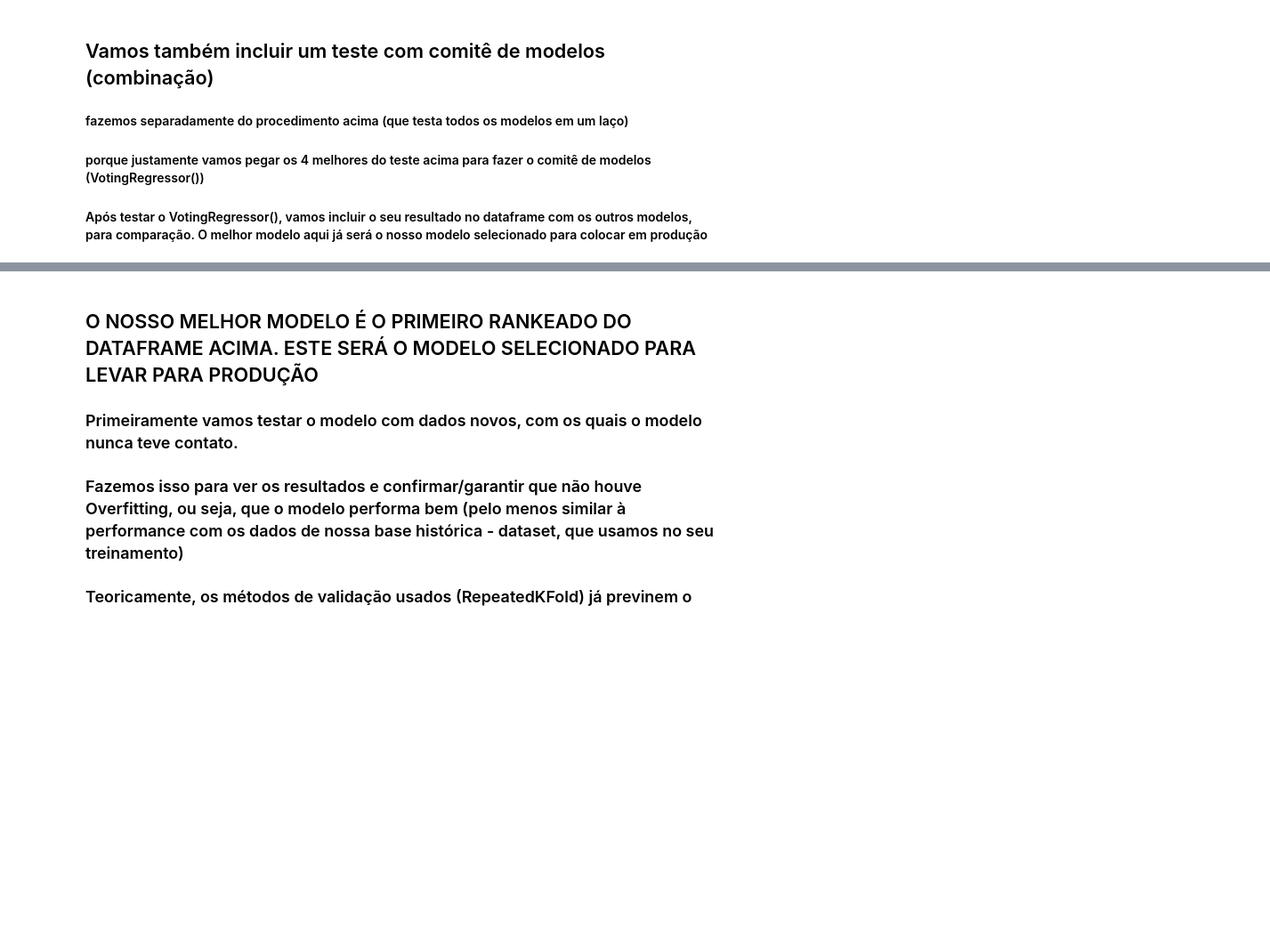
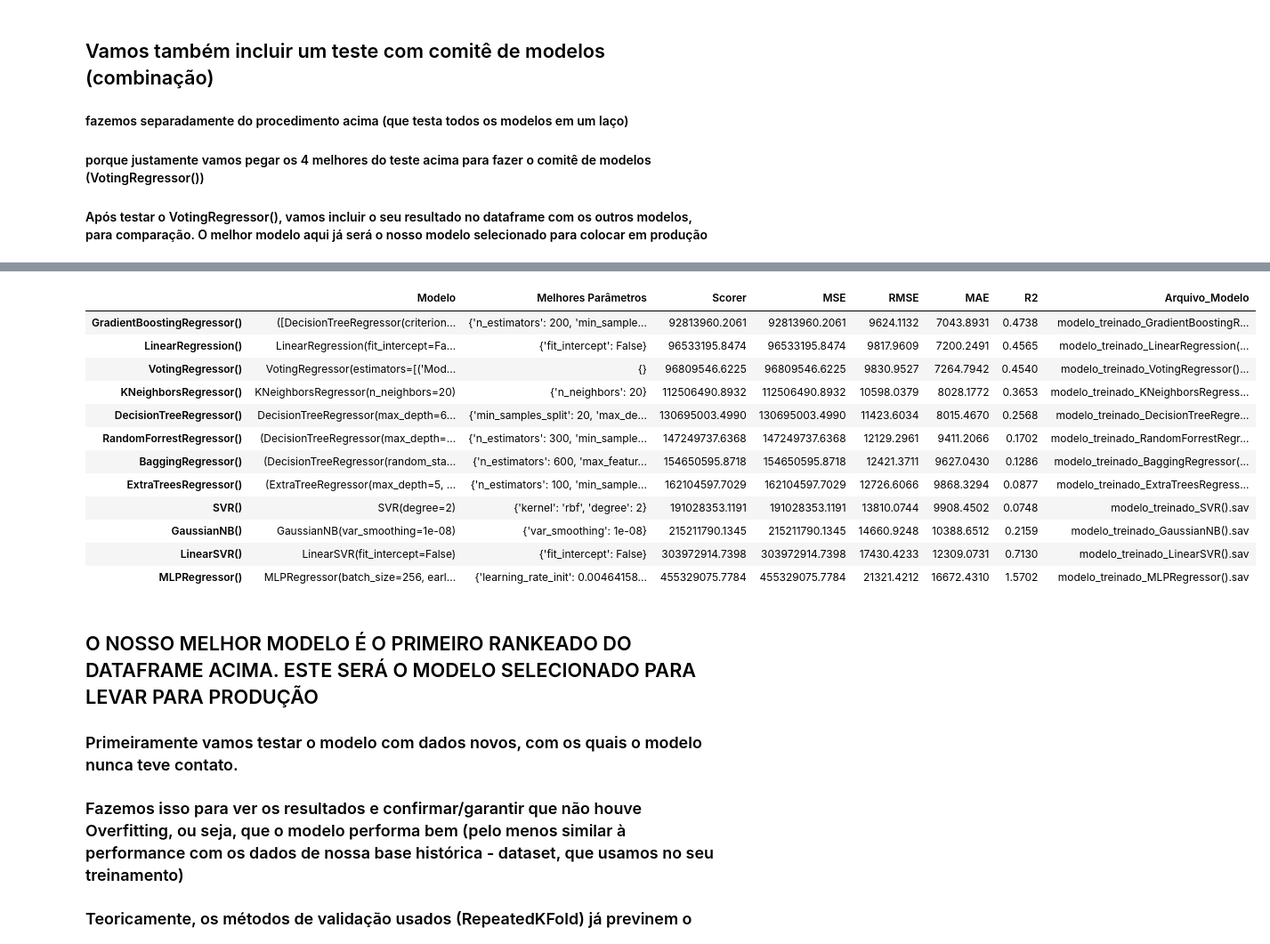
Before and after one commit to salomaofreitasjr/TCC_PUC_MINAS_POS_CIENCIA_DE_DADOS_2023, a Jupyter notebook: Projeto Python/03 - Machine Learning.ipynb, the cells around one changed output, grey strips where cells are left out. Shown at 89% size. Drawn from its saved outputs; the diff is of its cells as text; code cells hidden in the pictures; blank space fills up the shorter version.

Commit message:
Andamento do Projeto - Machine Learning e Aplicativo de produção

```diff
--- a/Projeto Python/03 - Machine Learning.ipynb
+++ b/Projeto Python/03 - Machine Learning.ipynb
@@ -638,11 +979,11 @@ y = df_brasileirao['publico'] # variável a ser predita (target)
 # o VotingRegressor precisa dos modelos a serem combinados, como uma lista de tuplas (string do nome, modelo) como seu argumento
 #https://www.geeksforgeeks.org/voting-regressor/
 
-# Lê os 4 melhores modelos do teste anterior para botar no voting
+# Lê os 5 melhores modelos do teste anterior para botar no voting
 best_models = [] # para ir compondo o parâmetro do VotingRegressor
 modelos = []
-for i in range(4):
-  best_models.append( ('Modelo_' + str(i+1), df_resultados_1.iloc[i]['Modelo']) ) # Vai adicionando ao best_models a tupla (Nome, Modelo)
+for i in range(5):
+  best_models.append( ('Modelo_' + str(i+1), df_resultados_2.iloc[i]['Modelo']) ) # Vai adicionando ao best_models a tupla (Nome, Modelo)
 
 # Modelo VotingRegressor()
 nome_voting = 'VotingRegressor()'
@@ -666,22 +1007,27 @@ print('Resultado: ', melhor)
 print()
 print()
 
+# Salva o modelo do Voting() para registro
+pickle.dump(modelo_voting, open(path_modelos + 'modelo_treinado_' + nome_voting + '.sav', 'wb'))
+
 # Adiciona os resultados do modelo voting no df_resultados, rankeando
 df_result_voting = pd.DataFrame(result_melhor, index = ['Modelo', 'Melhores Parâmetros', 'Scorer', 'MSE', 'RMSE', 'MAE', 'R2']).T
-df_resultados_2 = pd.concat([df_resultados_1, df_result_voting ]).sort_values(by = 'Scorer')
+df_result_voting['Arquivo_Modelo'] = 'modelo_treinado_' + nome_voting + '.sav'
+df_resultados_3 = pd.concat([df_resultados_2, df_result_voting ]).sort_values(by = 'Scorer')
+
 
 # Exibe o df com modelos rankeados
 print()
 print()
 print('############# Modelos rankeados pelo Scorer (métrica MSE) #############')
 pd.options.display.float_format = '{:.4f}'.format #formata saída dos dados de ponto flutuante
-display(df_resultados_2[['Melhores Parâmetros', 'Scorer', 'MSE', 'RMSE', 'MAE', 'R2']])
+display(df_resultados_3[['Melhores Parâmetros', 'Scorer', 'MSE', 'RMSE', 'MAE', 'R2']])
 print()
 print()
 
 # SALVANDO O RESULTADO EM UM ARQUIVO APENAS PARA REGISTRO, MAS NÃO VAMOS PRECISAR DELE
 # Só pq as vezes vai ficar rodando a noite. Só para prevenir em caso de desligamento, etc
-df_resultados_2.to_csv(path_resultados + 'resultados_2_incluindo_voting.csv', sep =';', encoding='utf-8', index = False) # index = false para não gerar a coluna do indice para o csv
+df_resultados_3.to_csv(path_resultados +  'resultados_3_incluindo_voting.csv', sep =';', encoding='utf-8') #, index = False) # index = false para não gerar a coluna do indice para o csv
 
 # SALVANDO O MELHOR MODELO (JÁ TREINADO), PARA USO POSTERIOR
 # O TEMPO DE TUNAGEM/TREINAMENTO DO VOTING PODE SER MUITO ALTO
@@ -689,7 +1035,7 @@ df_resultados_2.to_csv(path_resultados + 'resultados_2_incluindo_voting.csv', se
 # ASSIM, PODEMOS DEIXAR RODANDO E CONTINUAR POSTERIORMENTE A PARTIR DO MODELO SALVO
 # ALÉM DISSO, ESSE JÁ É O NOSSO MELHOR MODELO, SELECIONADO PARA COLOCAR EM PRODUÇÃO
 arquivo_modelo = path_modelos + 'modelo_treinado_final.sav'
-melhor_modelo = df_resultados_2.iloc[0]['Modelo'] # Primeira linha e primeira coluna (['Modelo'])
+melhor_modelo = df_resultados_3.iloc[0]['Modelo'] # Primeira linha e primeira coluna (['Modelo'])
 pickle.dump(melhor_modelo, open(arquivo_modelo, 'wb'))
 # %% [output]
 ### Rodando comitê de modelos: VotingRegressor() ###
@@ -863,3 +1071,19 @@ R2 da Regressão Linear: 0.44
+# %%
+df_resultados_3
+# %% [output]
+|  | Modelo | Melhores Parâmetros | Scorer | MSE | RMSE | MAE | R2 | Arquivo_Modelo |
+| GradientBoostingRegressor() | ([DecisionTreeRegressor(criterion... | {'n_estimators': 200, 'min_sample... | 92813960.2061 | 92813960.2061 | 9624.1132 | 7043.8931 | 0.4738 | modelo_treinado_GradientBoostingR... |
+| LinearRegression() | LinearRegression(fit_intercept=Fa... | {'fit_intercept': False} | 96533195.8474 | 96533195.8474 | 9817.9609 | 7200.2491 | 0.4565 | modelo_treinado_LinearRegression(... |
+| VotingRegressor() | VotingRegressor(estimators=[('Mod... | {} | 96809546.6225 | 96809546.6225 | 9830.9527 | 7264.7942 | 0.4540 | modelo_treinado_VotingRegressor()... |
+| KNeighborsRegressor() | KNeighborsRegressor(n_neighbors=20) | {'n_neighbors': 20} | 112506490.8932 | 112506490.8932 | 10598.0379 | 8028.1772 | 0.3653 | modelo_treinado_KNeighborsRegress... |
+| DecisionTreeRegressor() | DecisionTreeRegressor(max_depth=6... | {'min_samples_split': 20, 'max_de... | 130695003.4990 | 130695003.4990 | 11423.6034 | 8015.4670 | 0.2568 | modelo_treinado_DecisionTreeRegre... |
+| RandomForrestRegressor() | (DecisionTreeRegressor(max_depth=... | {'n_estimators': 300, 'min_sample... | 147249737.6368 | 147249737.6368 | 12129.2961 | 9411.2066 | 0.1702 | modelo_treinado_RandomForrestRegr... |
+| BaggingRegressor() | (DecisionTreeRegressor(random_sta... | {'n_estimators': 600, 'max_featur... | 154650595.8718 | 154650595.8718 | 12421.3711 | 9627.0430 | 0.1286 | modelo_treinado_BaggingRegressor(... |
+| ExtraTreesRegressor() | (ExtraTreeRegressor(max_depth=5, ... | {'n_estimators': 100, 'min_sample... | 162104597.7029 | 162104597.7029 | 12726.6066 | 9868.3294 | 0.0877 | modelo_treinado_ExtraTreesRegress... |
+| SVR() | SVR(degree=2) | {'kernel': 'rbf', 'degree': 2} | 191028353.1191 | 191028353.1191 | 13810.0744 | 9908.4502 | 0.0748 | modelo_treinado_SVR().sav |
+| GaussianNB() | GaussianNB(var_smoothing=1e-08) | {'var_smoothing': 1e-08} | 215211790.1345 | 215211790.1345 | 14660.9248 | 10388.6512 | 0.2159 | modelo_treinado_GaussianNB().sav |
+| LinearSVR() | LinearSVR(fit_intercept=False) | {'fit_intercept': False} | 303972914.7398 | 303972914.7398 | 17430.4233 | 12309.0731 | 0.7130 | modelo_treinado_LinearSVR().sav |
+| MLPRegressor() | MLPRegressor(batch_size=256, earl... | {'learning_rate_init': 0.00464158... | 455329075.7784 | 455329075.7784 | 21321.4212 | 16672.4310 | 1.5702 | modelo_treinado_MLPRegressor().sav |
 # %% [markdown]
 ## O NOSSO MELHOR MODELO É O PRIMEIRO RANKEADO DO DATAFRAME ACIMA. ESTE SERÁ O MODELO SELECIONADO PARA LEVAR PARA PRODUÇÃO
 ### Primeiramente vamos testar o modelo com dados novos, com os quais o modelo nunca teve contato.
```
Also changed, not shown: parts of 16 cells of this notebook, 4 other files.
